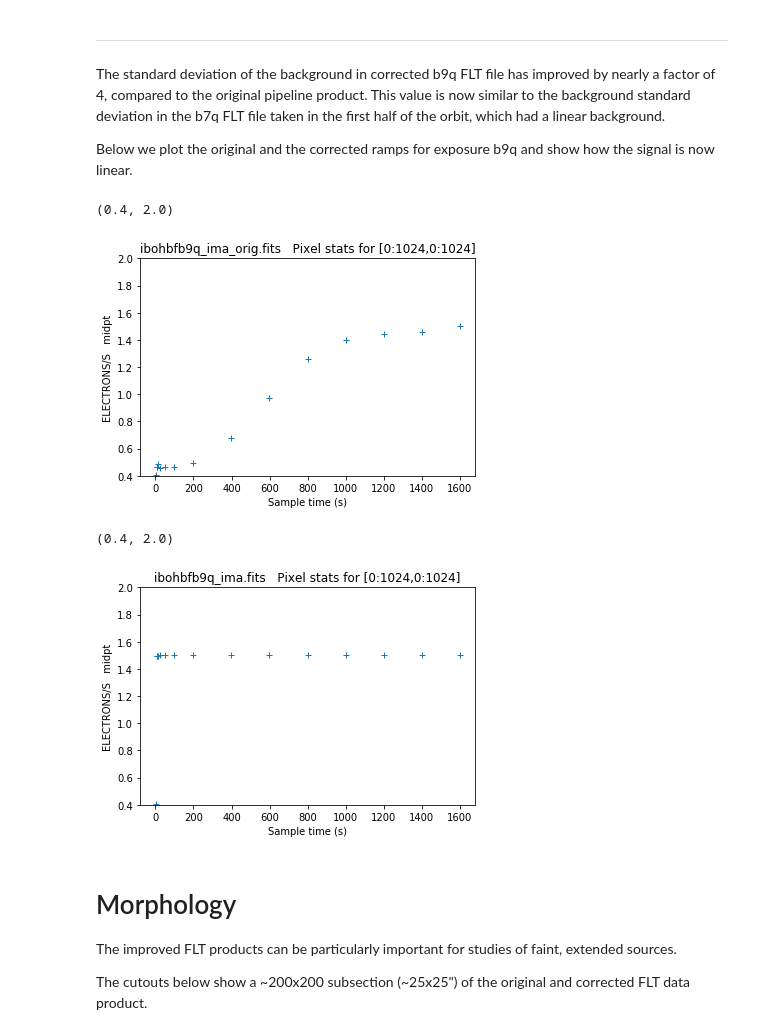
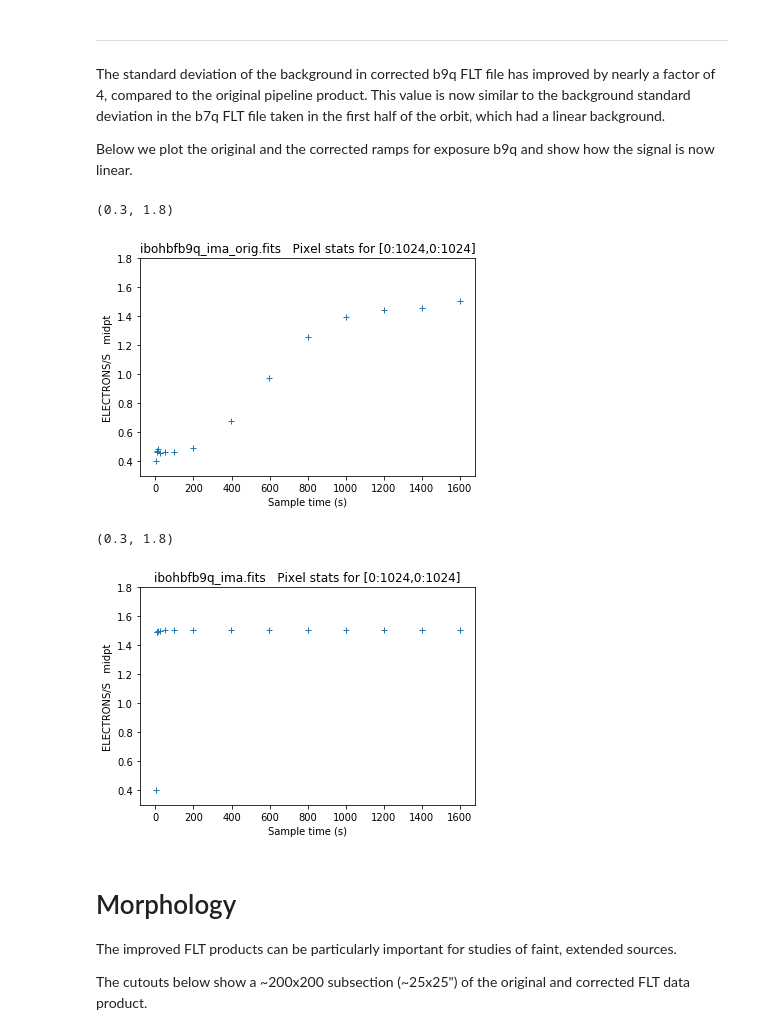
Before and after one commit to mackjenn/wfc3, a Jupyter notebook: nonlinear_bkg.ipynb, the cells around one changed output. Saved outputs shown, nothing was run; the diff lists cells and outputs as text; code cells hidden in the pictures.

```diff
--- a/nonlinear_bkg.ipynb
+++ b/nonlinear_bkg.ipynb
@@ -320,17 +324,17 @@ Below we plot the original and the corrected ramps for exposure b9q and show how
 # %%
 ##Plot the original ramp
 time,rate=wfc3tools.pstat('ibohbfb9q_ima_orig.fits',stat='midpt',units='rate')
-plt.ylim(0.4,2.0)
+plt.ylim(0.3,1.8)
 # %% [output]
-(0.4, 2.0)
+(0.3, 1.8)
-[figure, old version]
+[figure, new version]
 # %%
 ##Plot the corrected ramp
 time,rate=wfc3tools.pstat('ibohbfb9q_ima.fits',stat='midpt',units='rate')
-plt.ylim(0.4,2.0)
+plt.ylim(0.3,1.8)
 # %% [output]
-(0.4, 2.0)
+(0.3, 1.8)
-[figure, old version]
+[figure, new version]
 # %% [markdown]
 # Morphology
 
```
Also changed, not shown: parts of 3 cells of this notebook.
